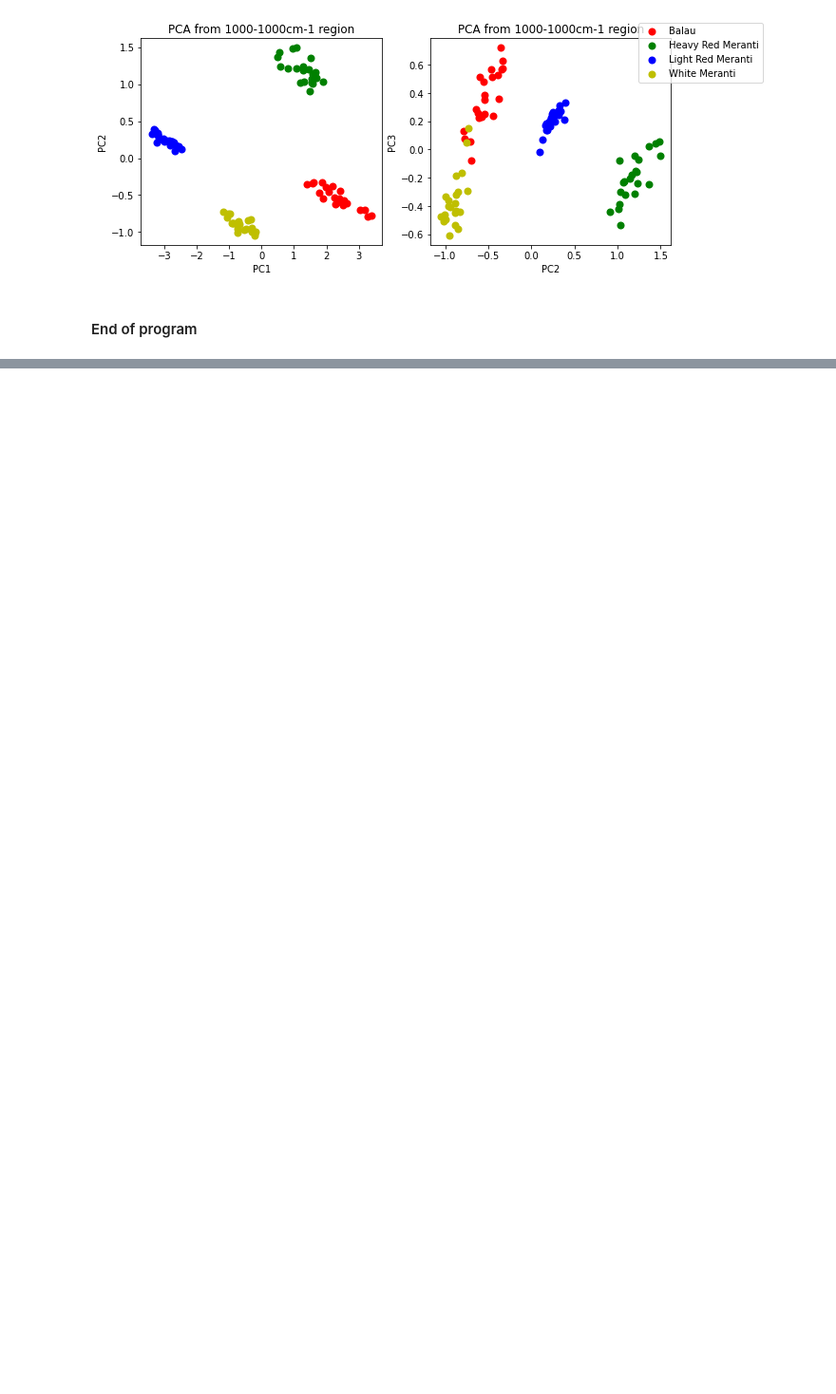
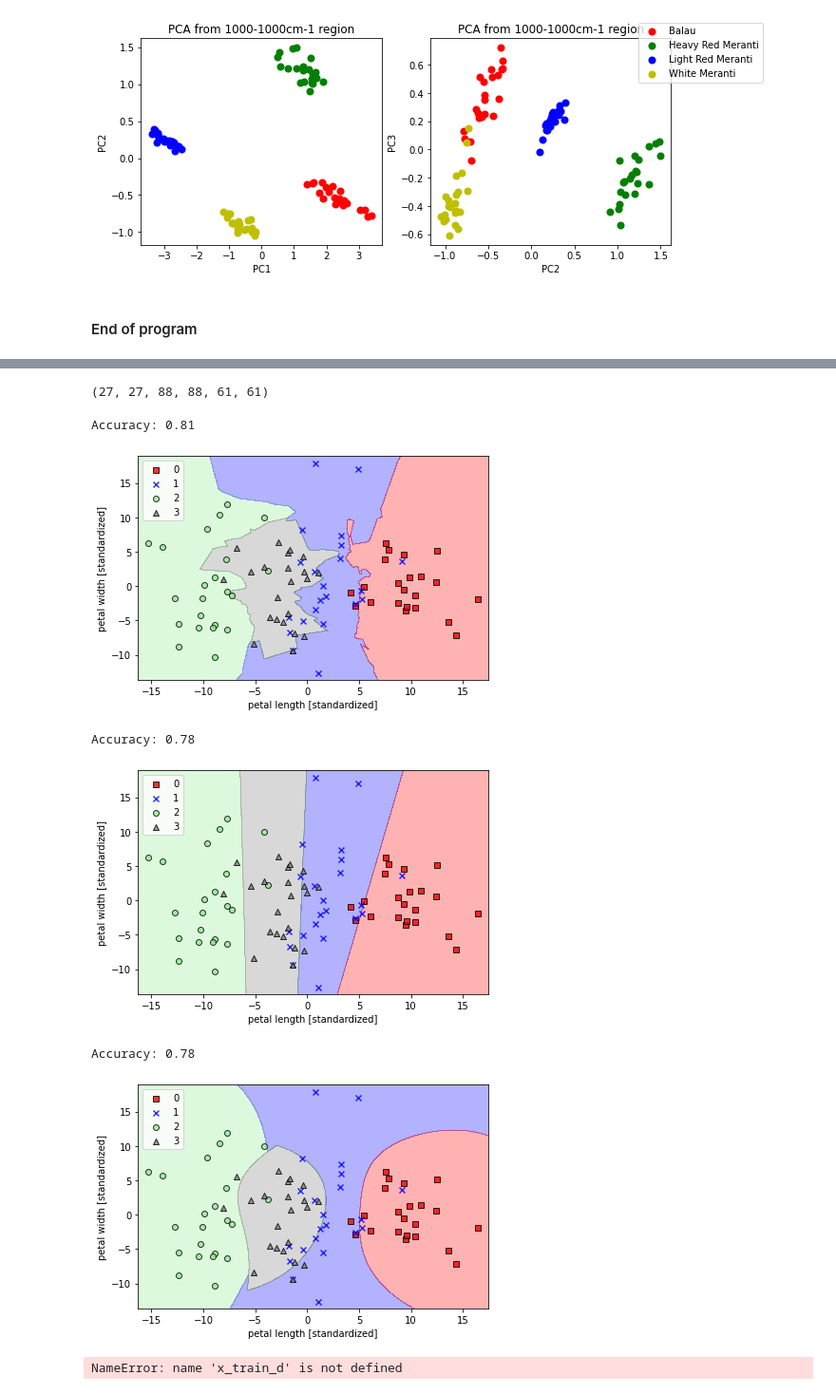
Before and after one commit to montcrypto/DataScience_AI, a Jupyter notebook: script/NIR_PCA_kNN_v4.ipynb, the cells around one changed output, grey strips where cells are left out. Shown at 95% size. Saved outputs shown, nothing was run; the diff lists cells and outputs as text; code cells hidden in the pictures; blank space fills up the shorter version.

```diff
--- a/script/NIR_PCA_kNN_v4.ipynb
+++ b/script/NIR_PCA_kNN_v4.ipynb
@@ -486,0 +504,57 @@ process_list[0][i],process_list[0][i]
+# %%
+len(y_test), len(y_pred),len(X_combined),len(y_combined),len(x_train_d), len(y_train)
+# %% [output]
+(27, 27, 88, 88, 61, 61)
+# %%
+from common.nir_ml import *
+from sklearn.preprocessing import StandardScaler
+sc = StandardScaler()
+
+second_dev_spectrum=pd.read_excel('../../../GitHubData/Datascience_AI/data/Spectroscopy/2nd_Meranti_.xlsx', index_col=0)
+
+wv_max=9500
+wv_min=9000
+wvmax=int((10000-wv_max)/2)
+wvmin=int((10000-wv_min)/2)
+wvnum=second_dev_spectrum.columns[wvmax:wvmin]
+X = second_dev_spectrum.iloc[:,wvmax:wvmin]
+X = sc.fit_transform(X)
+
+target_names=np.unique(second_dev_spectrum.index)
+tmp = pd.get_dummies(second_dev_spectrum.index)
+X_category = tmp.values.argmax(1) # make strings into numbers 0,1,2,...
+X_train, X_test, y_train, y_test = train_test_split(X, X_category, test_size=0.3, random_state=0)
+#####################
+
+step1 = list(zip(["pca", "kNN"], [PCA(n_components=2), KNeighborsClassifier()]))
+step2 = list(zip(["pca", "lr"], [PCA(n_components=2), LogisticRegression()]))
+step3 = list(zip(["pca", "svc"], [PCA(n_components=2), SVC()]))
+
+process_list=list(zip(step1,step2,step3))
+from sklearn import set_config
+pipes=[]
+for i in range(3):
+    proc=process_list[0][i],process_list[1][i]
+    pipes.append(Pipeline(proc))
+
+for i in range(3):
+    x_train_d =pipes[i][0].fit_transform(X_train)
+    x_test_d = pipes[i][0].transform(X_test)
+    clf=pipes[i][1]
+    clf.fit(x_train_d, y_train)
+    y_pred = clf.predict(x_test_d)
+    print('Accuracy: %.2f' % accuracy_score(y_test, y_pred))
+    X_combined = np.vstack((x_train_d, x_test_d))  # 全体プロット用
+    y_combined = np.hstack((y_train, y_test))  # 全体プロット用
+    plot_decision_regions(X_combined, y_combined, classifier=clf, resolution=0.02)
+# %% [output]
+Accuracy: 0.81
+[figure, added]
+Accuracy: 0.78
+[figure, added]
+Accuracy: 0.78
+[figure, added]
+# %%
+x_train_d.shape,x_test_d.shape,y_train.shape,y_pred.shape,X_combined.shape,y_combined.shape
+# %% [output]
+NameError: name 'x_train_d' is not defined
```
Also changed, not shown: parts of 11 cells of this notebook, 2 other files.
